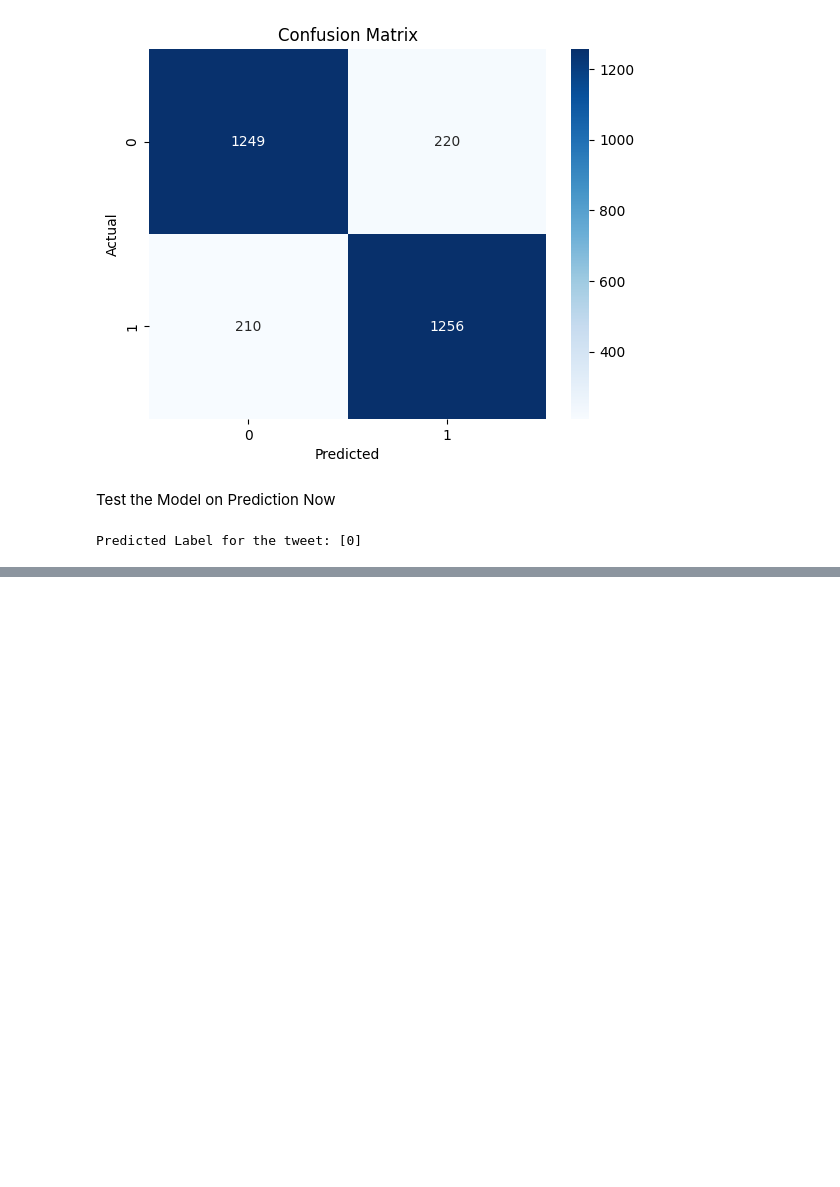
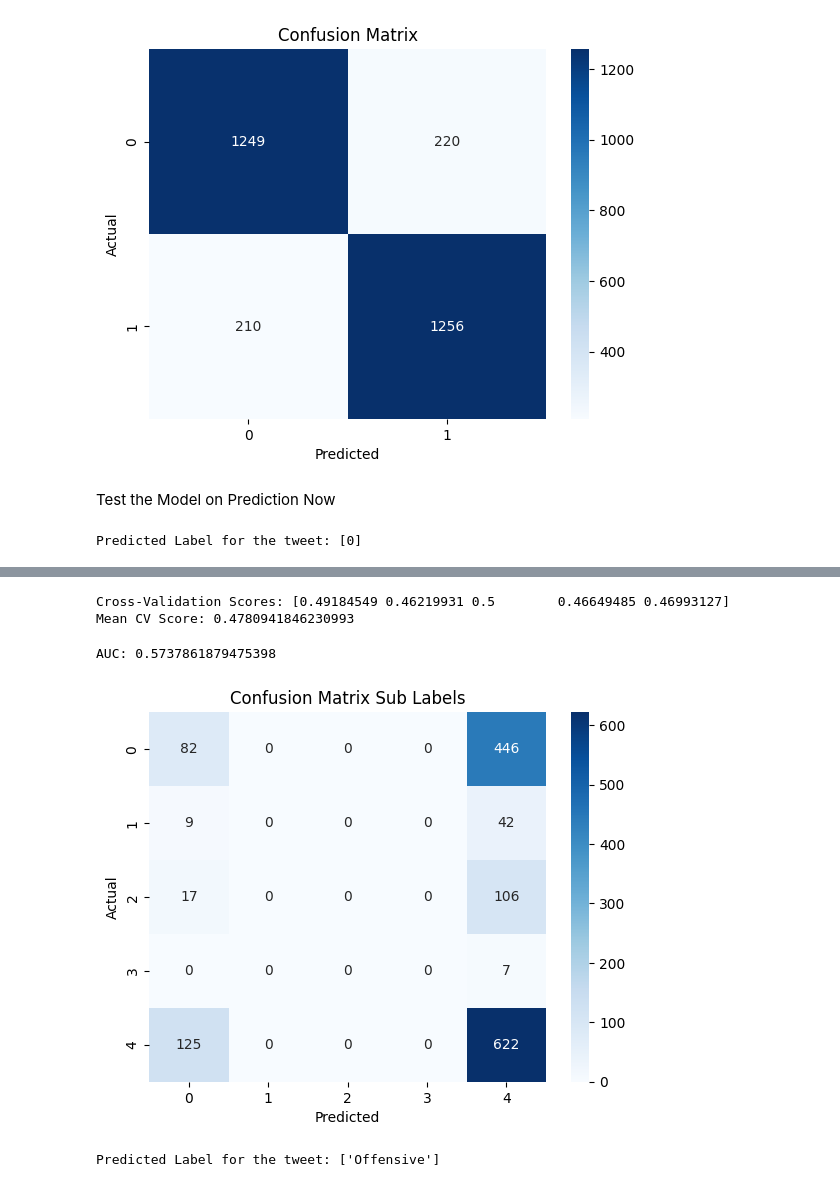
Before and after one commit to Ankkiyy/AI-Twitter-Detector, a Jupyter notebook: ai-test/main.ipynb, the cells around one changed output, grey strips where cells are left out. Saved outputs shown, nothing was run; the diff lists cells and outputs as text; code cells hidden in the pictures; blank space fills up the shorter version.

Commit message:
add sub-classification model and prediction logic; update API and frontend to handle sub-predictions

```diff
--- a/ai-test/main.ipynb
+++ b/ai-test/main.ipynb
@@ -193,0 +200,12 @@ Predicted Label for the tweet: [0]
+# %%
+train_sub_texts = [text for text in train_hostile_texts if isinstance(text, str)]
+val_sub_texts = [text for text in val_hostile_texts if isinstance(text, str)]
+
+tfidf_sub = TfidfVectorizer(max_features=5000)
+X_sub_train = tfidf_sub.fit_transform(train_sub_texts)
+X_sub_val = tfidf_sub.transform(val_sub_texts)
+
+# Vectorizer for Subclassification
+tfidf_sub = TfidfVectorizer(max_features=5000)
+X_sub_train = tfidf_sub.fit_transform(train_hostile_texts)
+X_sub_val = tfidf_sub.transform(val_hostile_texts)
@@ -193,0 +258,66 @@ Predicted Label for the tweet: [0]
+# %%
+sub_cv_scores = cross_val_score(sub_model, X_sub_train, train_sub_labels, cv=5)
+print("Cross-Validation Scores:", sub_cv_scores)
+print("Mean CV Score:", sub_cv_scores.mean())
+# %% [output]
+Cross-Validation Scores: [0.49184549 0.46219931 0.5        0.46649485 0.46993127]
+Mean CV Score: 0.4780941846230993
+# %%
+# For Multiclass Problems, We Can Use the 'macro' Average [One-vs-Rest (OvR)]
+from sklearn.multiclass import OneVsRestClassifier
+
+sub_model = OneVsRestClassifier(LogisticRegression())
+sub_model.fit(X_sub_train, train_sub_labels)
+
+# Predict probabilities for the validation set
+sub_preds = sub_model.predict_proba(X_sub_val)
+
+# Calculate the ROC AUC score for the multiclass problem
+sub_auc = roc_auc_score(val_sub_labels, sub_preds, average='macro', multi_class='ovr')
+print("AUC:", sub_auc)
+# %% [output]
+AUC: 0.5737861879475398
+# %%
+# Convert predicted probabilities to class labels
+sub_preds_labels = sub_model.predict(X_sub_val)
+
+# Compute the confusion matrix
+sub_cm = confusion_matrix(val_sub_labels, sub_preds_labels)
+
+# Plot the confusion matrix
+sns.heatmap(sub_cm, annot=True, fmt='d', cmap='Blues')
+plt.xlabel('Predicted')
+plt.ylabel('Actual')
+plt.title('Confusion Matrix Sub Labels')
+plt.show()
+# %% [output]
+[figure, added]
+# %%
+#Test the model
+
+# Ensure the tfidf_sub vectorizer is fitted
+
+tfidf_sub = TfidfVectorizer(max_features=5000)
+tfidf_sub.fit(train_sub_texts)
+
+def predict_sub_hostile(text):
+
+    # Preprocess the text (e.g., convert to lowercase)
+    text = text.strip().lower()
+
+    # Vectorize the tweet using the fitted vectorizer
+    text_vectorized = tfidf_sub.transform([text])  # Use the fitted tfidf_binary
+
+    # Predict using the trained model
+    prediction = sub_model.predict(text_vectorized)
+
+    # Return the prediction
+    return prediction[0]
+
+# Example usage:
+tweet = """આ લોકો કેટલી બેભાખ છે, આ દુનિયામાં રહેવા લાયક નથી. તેમને બસ જવા દો.
+"""
+prediction = predict_sub_hostile(tweet)
+print("Predicted Label for the tweet:", prediction)
+# %% [output]
+Predicted Label for the tweet: ['Offensive']
```
Also changed, not shown: parts of 7 cells of this notebook, 8 other files.
